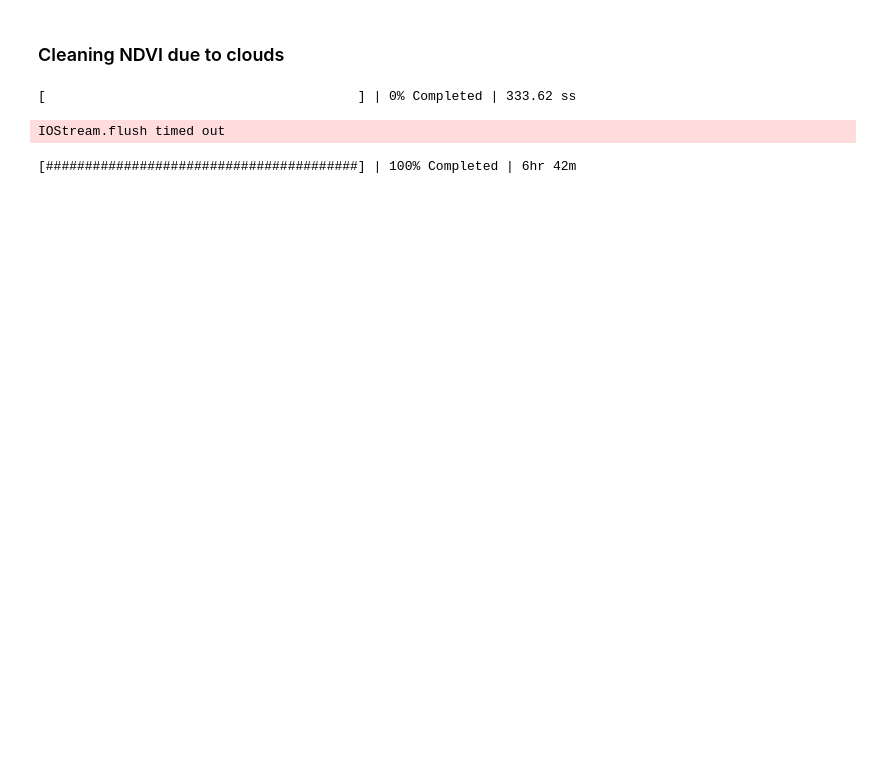
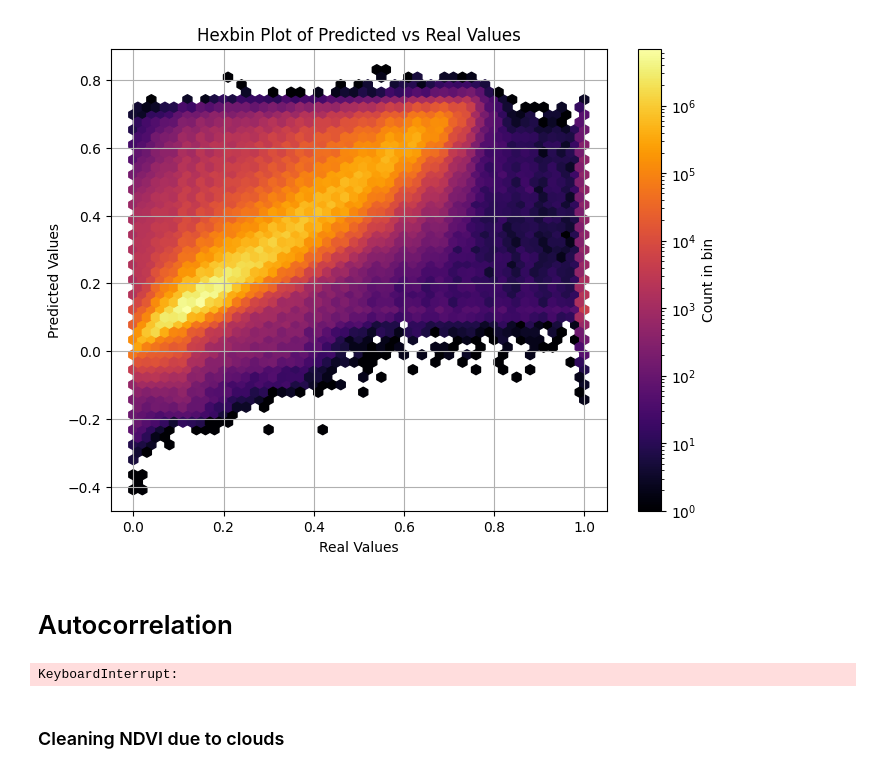
Before and after one commit to Riccardo7-DS/Indices_analysis, a Jupyter notebook: notebooks/test_ndvi.ipynb, the cells around one changed output. Drawn from its saved outputs; the diff is of its cells as text; code cells hidden in the pictures; blank space fills up the shorter version.

Commit message:
added autocorrelation functions

```diff
--- a/notebooks/test_ndvi.ipynb
+++ b/notebooks/test_ndvi.ipynb
@@ -289,0 +79,8 @@ Consider scattering data ahead of time and using futures.
+# %%
+def odc_reproject(ds, target_ds, resampling:str):
+    from odc.geo.xr import xr_reproject
+    if target_ds.odc.geobox.crs.geographic:
+        ds = ds.rename({"lon": "longitude", "lat": "latitude"})
+    return xr_reproject(ds, target_ds.odc.geobox,
+                        resampling=resampling,
+                        resolution="same")
@@ -289,0 +165,9 @@ Consider scattering data ahead of time and using futures.
+# %%
+# Extract predicted and real values
+import numpy as np
+
+predicted_values = ds5.values.flatten()
+real_values = ds6.values.flatten()
+
+arr1 = predicted_values[~np.isnan(predicted_values)]
+arr2 = real_values[~np.isnan(real_values)]
@@ -289,0 +186,15 @@ Consider scattering data ahead of time and using futures.
+# %%
+import matplotlib.pyplot as plt
+# Create a hexbin plot
+plt.figure(figsize=(8, 6))
+plt.hexbin(real_values, predicted_values, gridsize=50, bins='log', cmap='inferno')
+plt.colorbar(label='Count in bin')
+plt.title('Hexbin Plot of Predicted vs Real Values')
+plt.xlabel('Real Values')
+plt.ylabel('Predicted Values')
+plt.grid(True)
+plt.show()
+# %% [output]
+[figure, added]
+# %% [markdown]
+# Autocorrelation
@@ -290,22 +205,7 @@ Consider scattering data ahead of time and using futures.
+# %%
+with ProgressBar():
+    auto_ds1 = auto_ds1.load()
+# %% [output]
+KeyboardInterrupt:
 # %% [markdown]
 ### Cleaning NDVI due to clouds
-# %%
-import zarr
-
-compressor = zarr.Blosc(cname="zstd", clevel=3, shuffle=2)
-# encodings
-enc = {x: {"compressor": compressor} for x in ds}
-
-filename = "ndvi_full_image.zarr"
-# encoding = {'zlib': True, "complevel":4}
-# compression = {"ndvi" :encoding, "channel_1":encoding, "channel_2": encoding}
-from utils.function_clns import config
-from dask.diagnostics import ProgressBar
-
-with ProgressBar():
-    ndvi.to_zarr(os.path.join(config["NDVI"]["ndvi_path"], filename),
-             encoding=enc)
-# %% [output]
-[                                        ] | 0% Completed | 333.62 ss
-IOStream.flush timed out
-[########################################] | 100% Completed | 6hr 42m
```
Also changed, not shown: parts of 29 cells of this notebook, 8 other files.
